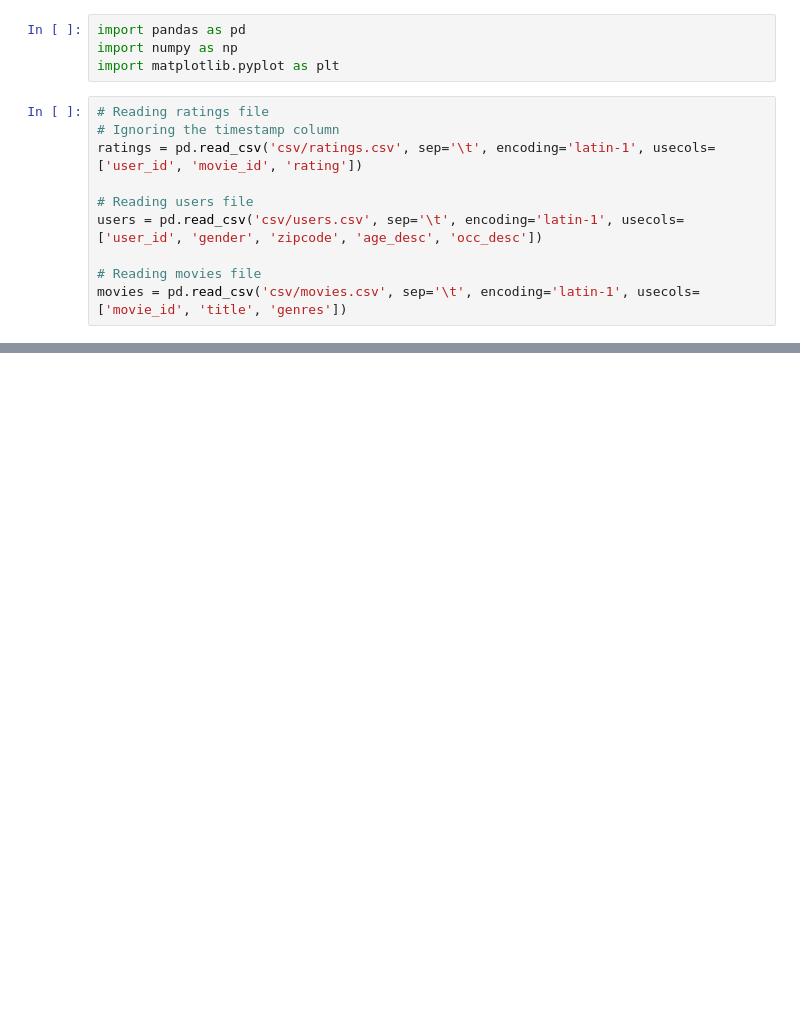
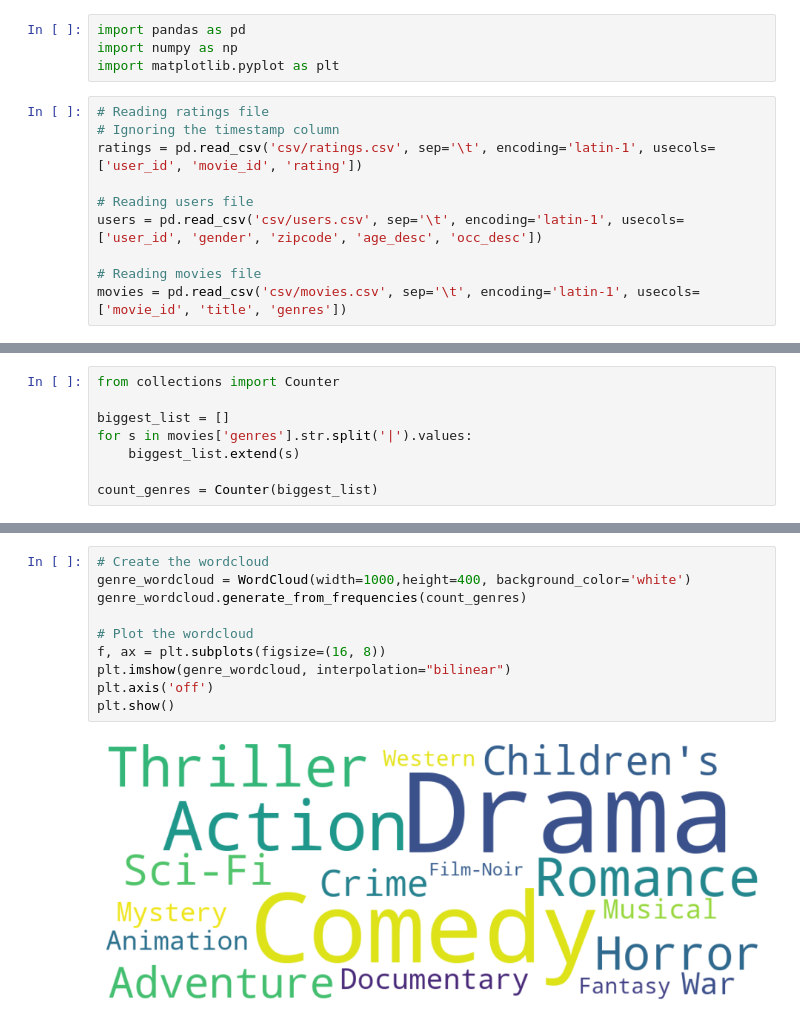
Before and after one commit to kiranrawat/MovieRecommenderSystem, a Jupyter notebook: Content Based and Collaborative Filtering Methods.ipynb, the cells around one changed output, grey strips where cells are left out. Cells and saved outputs as stored; diff of their text form; blank space fills up the shorter version.

```diff
--- a/Content Based and Collaborative Filtering Methods.ipynb
+++ b/Content Based and Collaborative Filtering Methods.ipynb
@@ -39,0 +175,8 @@ display(movies.head())
+# %%
+from collections import Counter
+
+biggest_list = []
+for s in movies['genres'].str.split('|').values:
+    biggest_list.extend(s)
+
+count_genres = Counter(biggest_list)
@@ -39,0 +191,12 @@ display(movies.head())
+# %%
+# Create the wordcloud
+genre_wordcloud = WordCloud(width=1000,height=400, background_color='white')
+genre_wordcloud.generate_from_frequencies(count_genres)
+
+# Plot the wordcloud
+f, ax = plt.subplots(figsize=(16, 8))
+plt.imshow(genre_wordcloud, interpolation="bilinear")
+plt.axis('off')
+plt.show()
+# %% [output]
+[figure, added]
```
Also changed, not shown: parts of 27 cells of this notebook.
